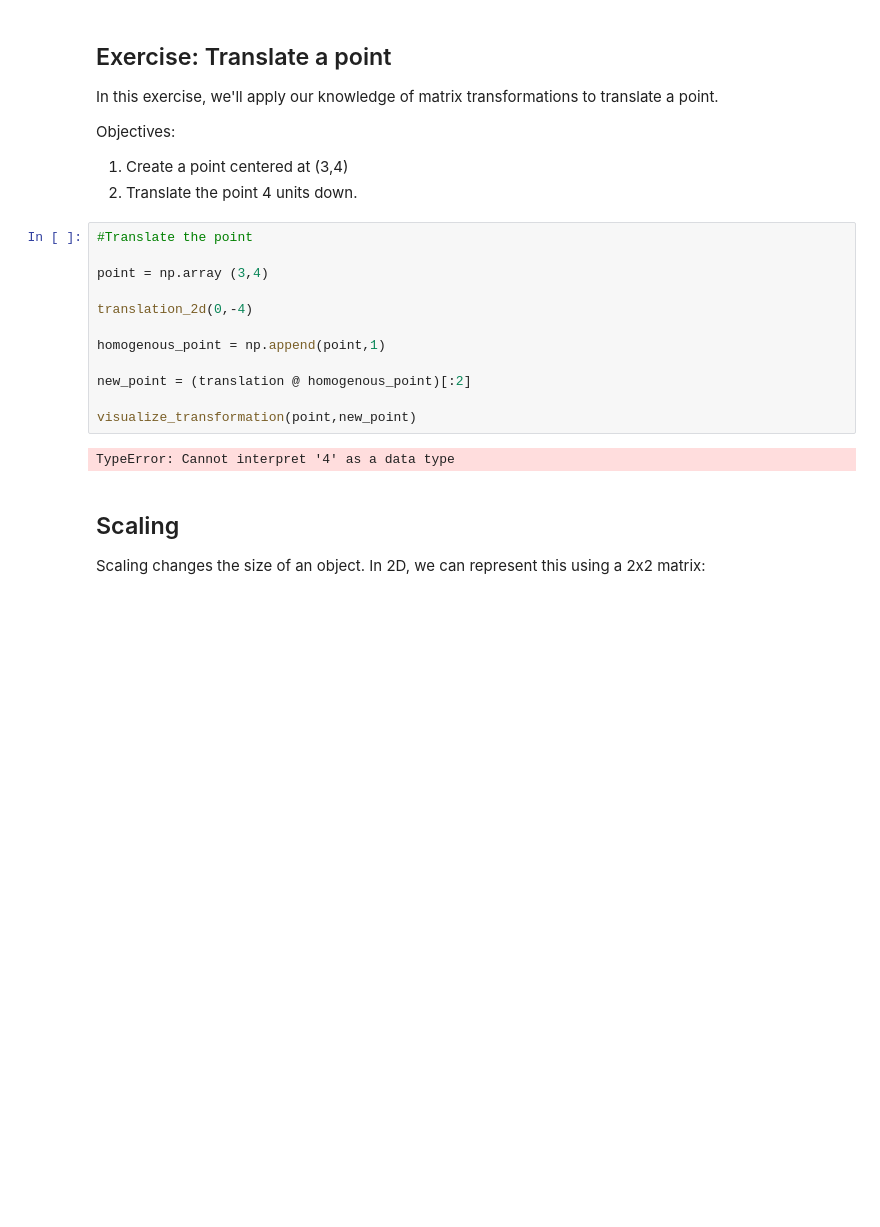
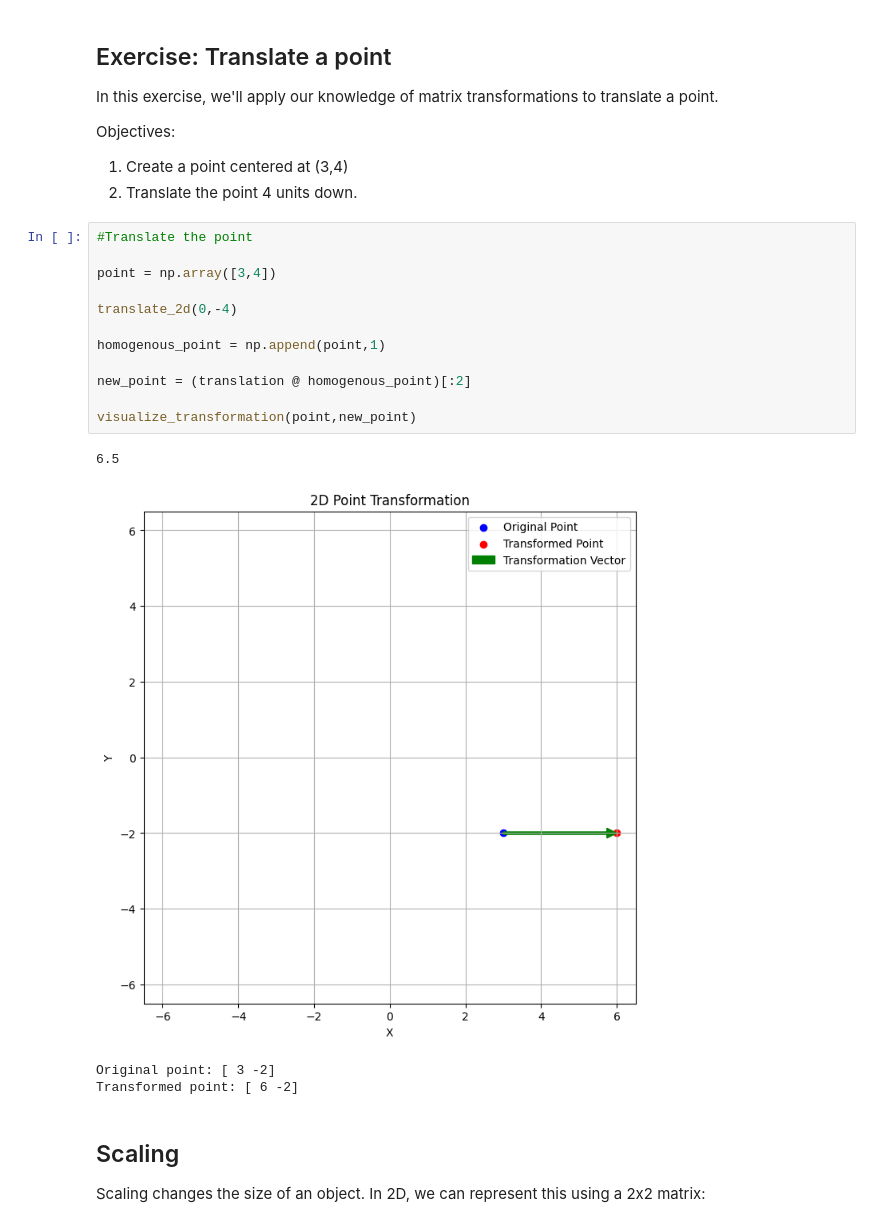
Before and after one commit to Gittedhub774/bme3053c, a Jupyter notebook: lessons-solved/06_Matrix_Transformations.ipynb, the cells around one changed output. Cells and saved outputs as stored; diff of their text form; blank space fills up the shorter version.

Commit message:
Fixed the translation section

```diff
--- a/lessons-solved/06_Matrix_Transformations.ipynb
+++ b/lessons-solved/06_Matrix_Transformations.ipynb
@@ -186,17 +186,20 @@ Objectives:
 # %%
 #Translate the point
 
-point = np.array (3,4)
+point = np.array([3,4])
 
-translation_2d(0,-4)
+translate_2d(0,-4)
 
 homogenous_point = np.append(point,1)
 
 new_point = (translation @ homogenous_point)[:2]
 
 visualize_transformation(point,new_point)
 # %% [output]
-TypeError: Cannot interpret '4' as a data type
+6.5
+[figure, added]
+Original point: [ 3 -2]
+Transformed point: [ 6 -2]
 # %% [markdown]
 ## Scaling
 
```
